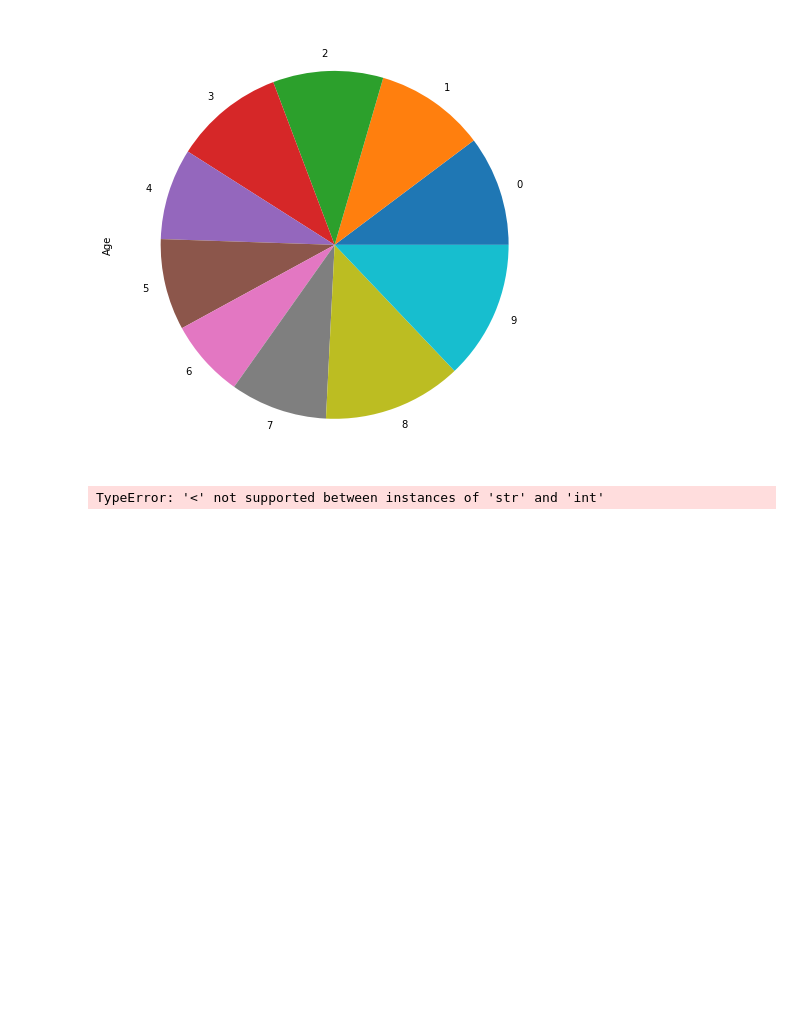
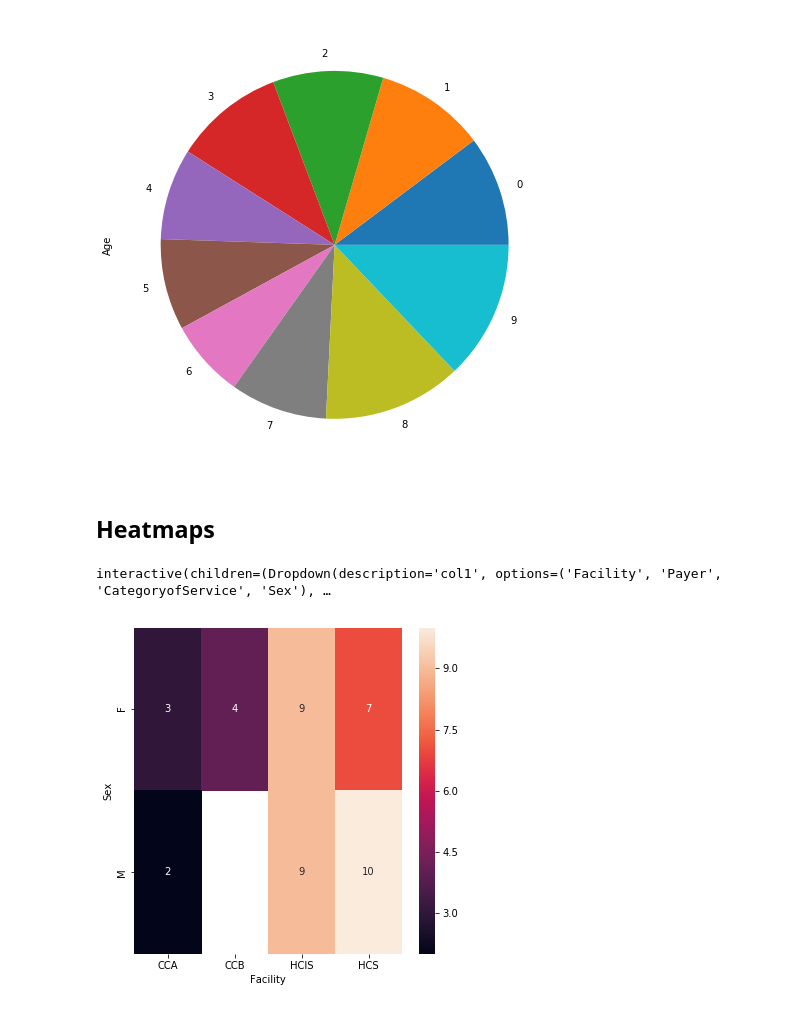
Before and after one commit to crsimmons1/JdMS, a Jupyter notebook: DataVisualization.ipynb, the cells around one changed output. Saved outputs shown, nothing was run; the diff lists cells and outputs as text; code cells hidden in the pictures; blank space fills up the shorter version.

```diff
--- a/DataVisualization.ipynb
+++ b/DataVisualization.ipynb
@@ -110,7 +144,36 @@ array([<matplotlib.axes._subplots.AxesSubplot object at 0x...>],
       dtype=object)
 [figure]
 # %%
-data_f = data["Facility"]
-data_f.plot(kind='pie', figsize=(8, 8))
+# Commented out due to error code
+
+#data_f = data["Facility"]
+#data_f.plot(kind='pie', figsize=(8, 8))
-# %% [output]
-TypeError: '<' not supported between instances of 'str' and 'int'
+# %% [markdown]
+## Heatmaps
+# %%
+def pivot_count(df, rows, columns):
+    df_pivot = df.pivot_table(values="UniqueID",
+                              index=rows,
+                              columns=columns,
+                              aggfunc=np.size
+                             ).dropna(axis=0, how='all')
+    return df_pivot
+# %%
+def heatmap_count(df, col1, col2):
+    pivot_table = pivot_count(df,col1, col2)
+    sns.heatmap(pivot_table, annot=True, fmt='g')
+    plt.ylabel(col1)
+    plt.xlabel(col2)
+    plt.show()
+# %%
+# IMPORTANT : With large dataset, make sure to remove columns with a high cardinality
+# Ideally have type for all of these
+interact(heatmap_count, col1=data.columns.drop(["UniqueID", "Age", "SpecificService"]),
+                                 col2=data.columns.drop(["UniqueID", "Age", "SpecificService"]),
+                                 df=fixed(data));
+# %% [output]
+interactive(children=(Dropdown(description='col1', options=('Facility', 'Payer', 'CategoryofService', 'Sex'), …
+# %%
+heatmap_count(data, "Sex","Facility")
+# %% [output]
+[figure, added]
```
Also changed, not shown: parts of 12 cells of this notebook.
